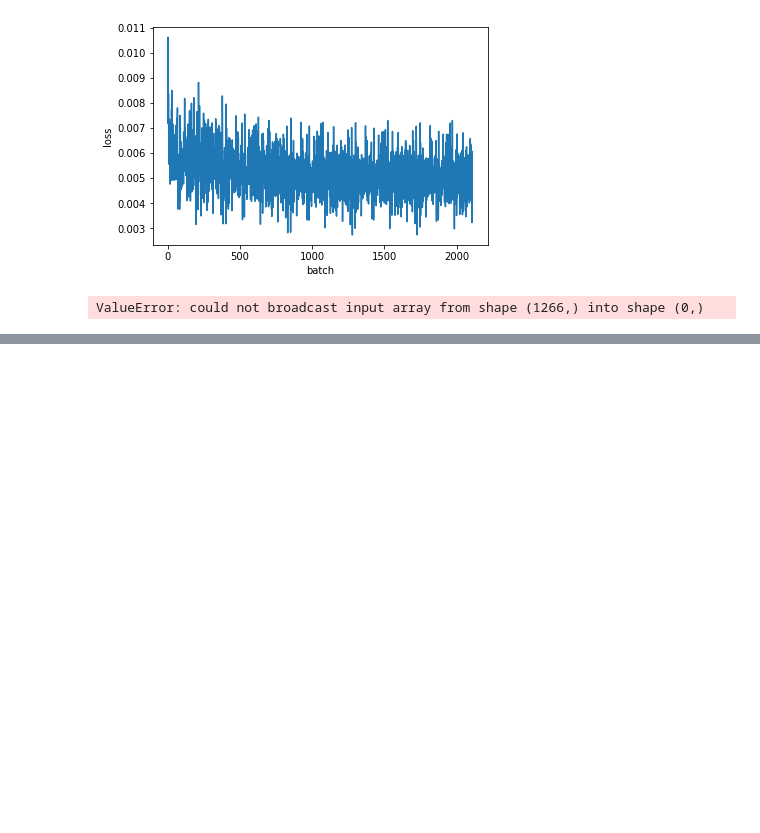
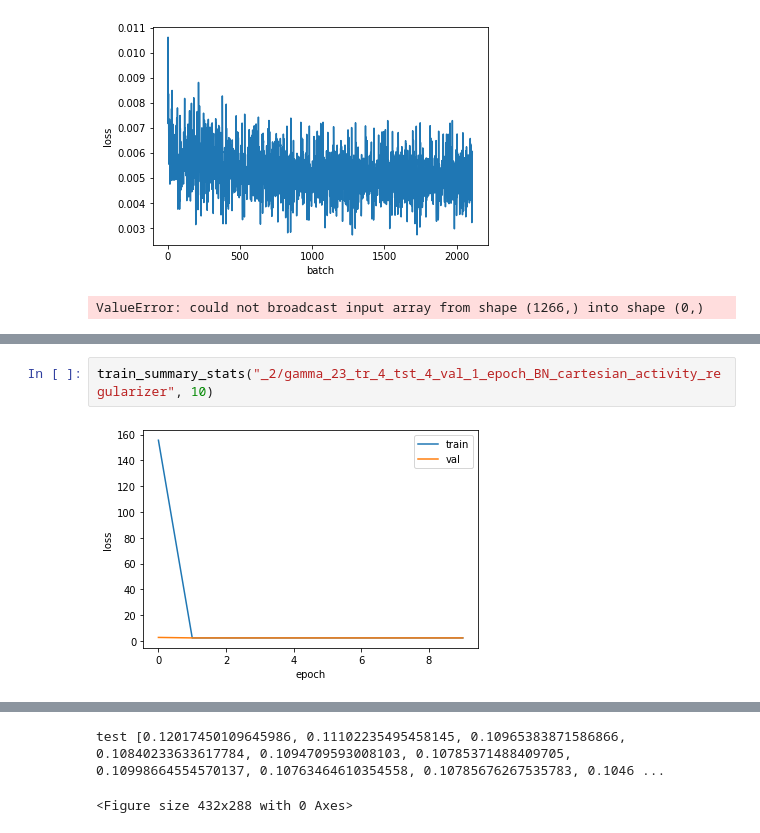
Before and after one commit to markojovo/JetPointNet, a Jupyter notebook: nbs/training_analysis.ipynb, the cells around one changed output, grey strips where cells are left out. Cells and saved outputs as stored; diff of their text form; blank space fills up the shorter version.

```diff
--- a/nbs/analysis.ipynb
+++ b/nbs/training_analysis.ipynb
@@ -528,0 +773,4 @@ ValueError: could not broadcast input array from shape (1266,) into shape (0,)
+# %%
+train_summary_stats("_2/gamma_23_tr_4_tst_4_val_1_epoch_BN_cartesian_activity_regularizer", 10)
+# %% [output]
+[figure, added]
@@ -528,0 +778,2 @@ ValueError: could not broadcast input array from shape (1266,) into shape (0,)
+test [0.12017450109645986, 0.11102235495458145, 0.10965383871586866, 0.10840233633617784, 0.1094709593008103, 0.10785371488409705, 0.10998664554570137, 0.10763464610354558, 0.10785676267535783, 0.1046 ...
+<Figure size 432x288 with 0 Axes>
```
Also changed, not shown: parts of 32 cells of this notebook, 8 other files.
